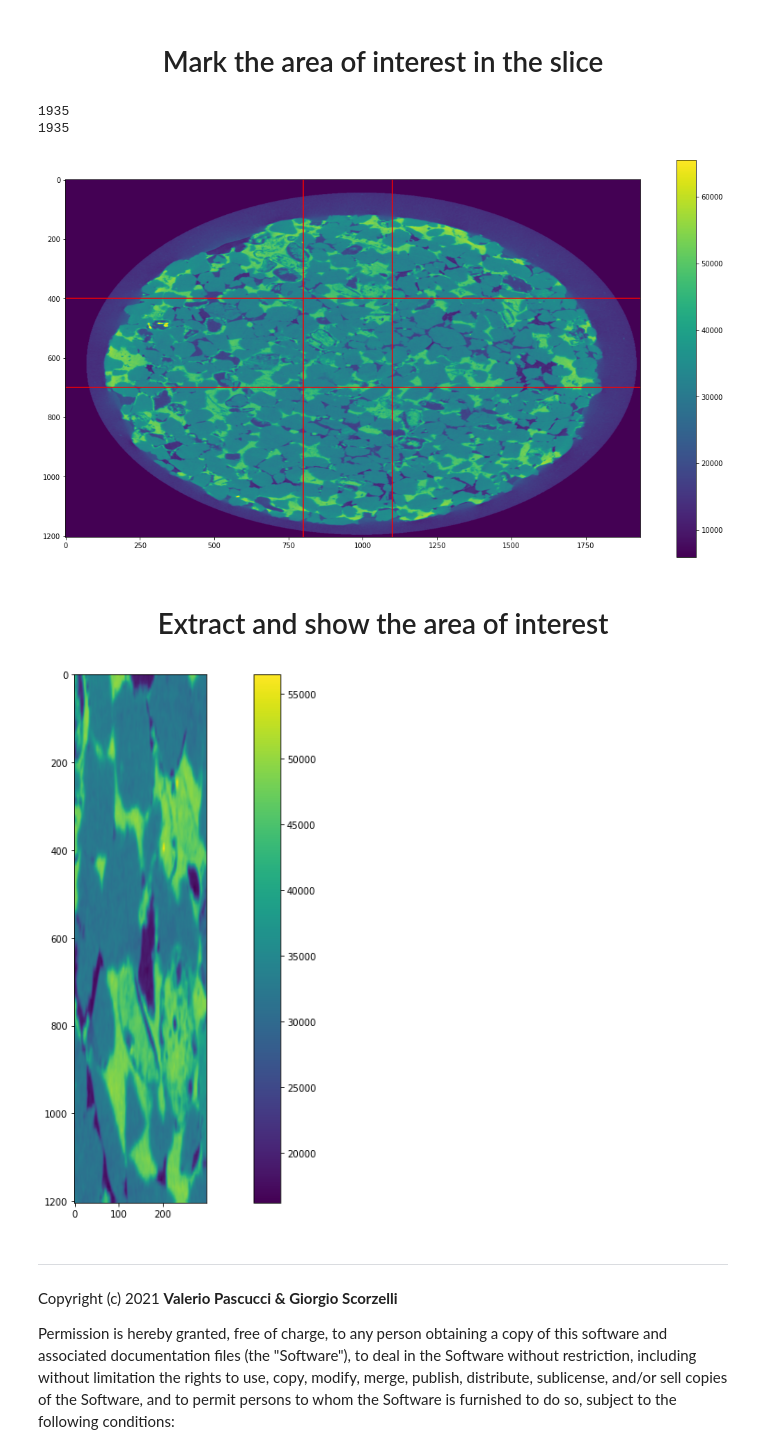
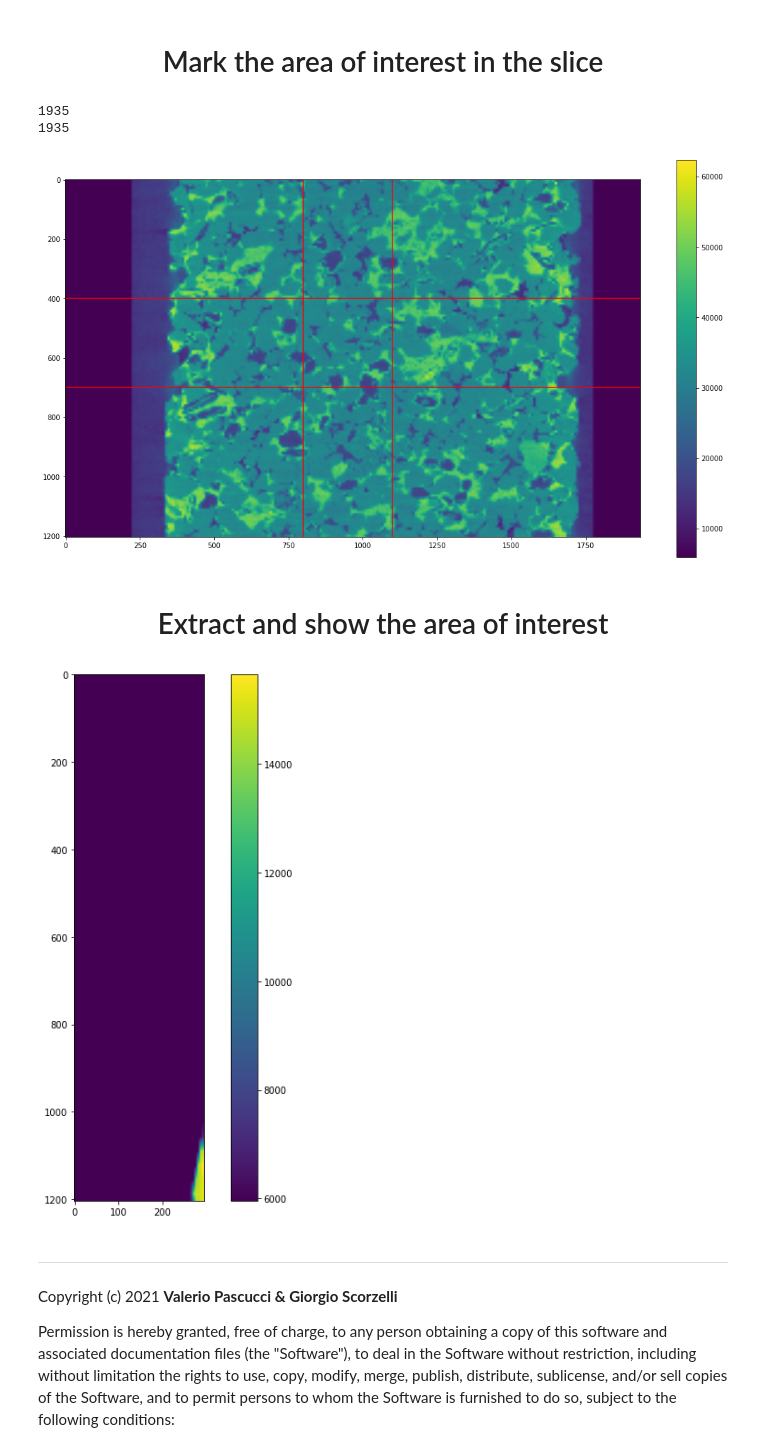
Before and after one commit to sci-visus/NSDF-examples, a Jupyter notebook: materials-science/4D_micro_CT/Open_4D_micro_CT_and_extract_slice.ipynb, the cells around one changed output. Saved outputs shown, nothing was run; the diff lists cells and outputs as text; code cells hidden in the pictures.

```diff
--- a/materials-science/4D_micro_CT/Open_4D_micro_CT_and_extract_slice.ipynb
+++ b/materials-science/4D_micro_CT/Open_4D_micro_CT_and_extract_slice.ipynb
@@ -99,8 +97,8 @@ Slice horizontal dim= 1935 Slice vertical dim= 1204
 fig, plots = plt.subplots(nrows=1, ncols=1)
 fig.set_size_inches(18.5, 10.5)
 
-#slice = MicroCT.getXSlice(500,-3)
-slice = MicroCT.getXYSlice()
+slice = MicroCT.getXSlice(500,-3)
+#slice = MicroCT.getXYSlice()
 
 x_min, x_max, y_min, y_max = 800, 1100, 400, 700
 plt.plot([X1, X2 ], [y_min, y_min], color = 'r')
@@ -116,21 +114,22 @@ plt.show()
 # %% [output]
 1935
 1935
-[figure, old version]
+[figure, new version]
 # %% [markdown]
 # <center> Extract and show the area of interest
 # %%
 fig, plots = plt.subplots(nrows=1, ncols=1)
-fig.set_size_inches(18.5, 10.5)
+fig.set_size_inches(10.5, 10.5)
 
-#slice = MicroCT.getXYSlice(500,XY_MinMax=(x_min, x_max, y_min, y_max),resolution=-2)
-slice = MicroCT.getXYSlice(XY_MinMax=(x_min, x_max, y_min, y_max))
+slice = MicroCT.getXYSlice(500,XY_MinMax=(0, 450, 0, 300),resolution=-3)
+#slice = MicroCT.getXYSlice(500,XY_MinMax=(x_min, x_max, y_min, y_max),resolution=-3)
+#slice = MicroCT.getXYSlice(XY_MinMax=(x_min, x_max, y_min, y_max))
 
 im = plots.imshow(slice)
 plt.colorbar(im)
 plt.show()
 # %% [output]
-[figure, old version]
+[figure, new version]
 # %% [markdown]
 ---------------------------
 Copyright (c) 2021 **Valerio Pascucci & Giorgio Scorzelli**
```
Also changed, not shown: parts of 2 cells of this notebook, 4 other files.
